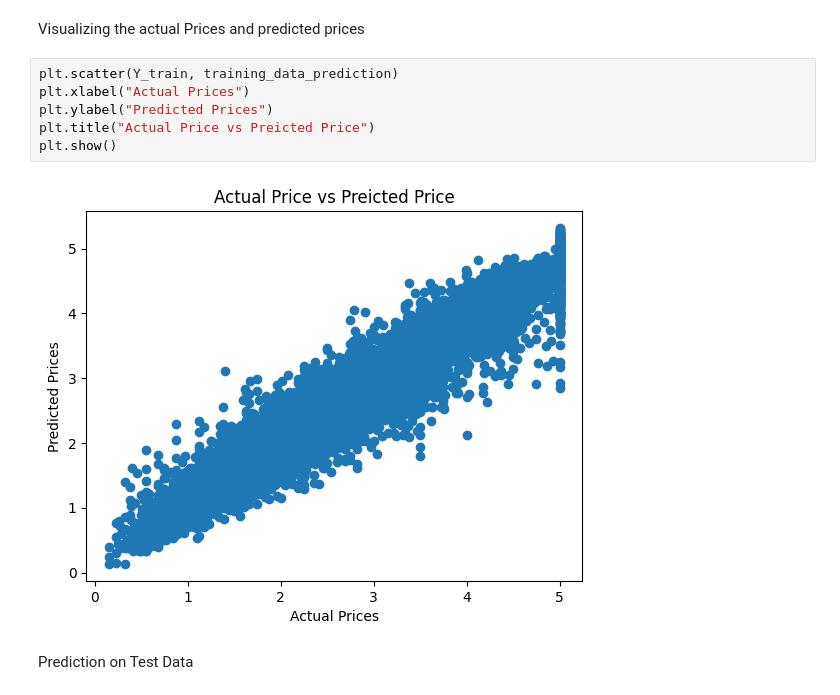
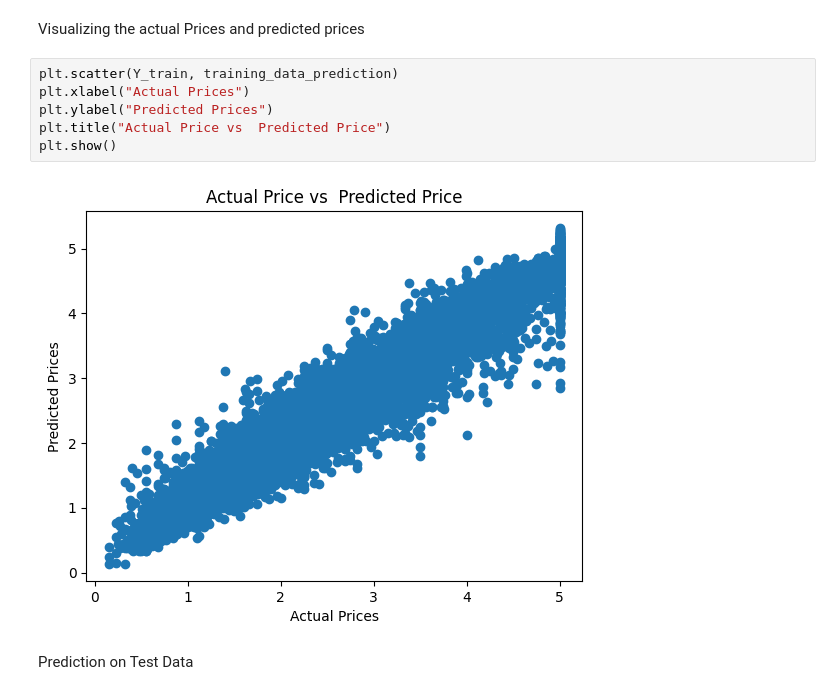
Before and after one commit to Pkanagalakshmi/House-Price-Prediction, a Jupyter notebook: House_Price_Prediction.ipynb, the cells around one changed output. Saved outputs shown, nothing was run; the diff lists cells and outputs as text.

```diff
--- a/House_Price_Prediction.ipynb
+++ b/House_Price_Prediction.ipynb
@@ -196,11 +196,11 @@ Visualizing the actual Prices and predicted prices
 # %%
 plt.scatter(Y_train, training_data_prediction)
 plt.xlabel("Actual Prices")
 plt.ylabel("Predicted Prices")
-plt.title("Actual Price vs Preicted Price")
+plt.title("Actual Price vs  Predicted Price")
 plt.show()
 # %% [output]
-[figure, old version]
+[figure, new version]
 # %% [markdown]
 Prediction on Test Data
 # %%
```
